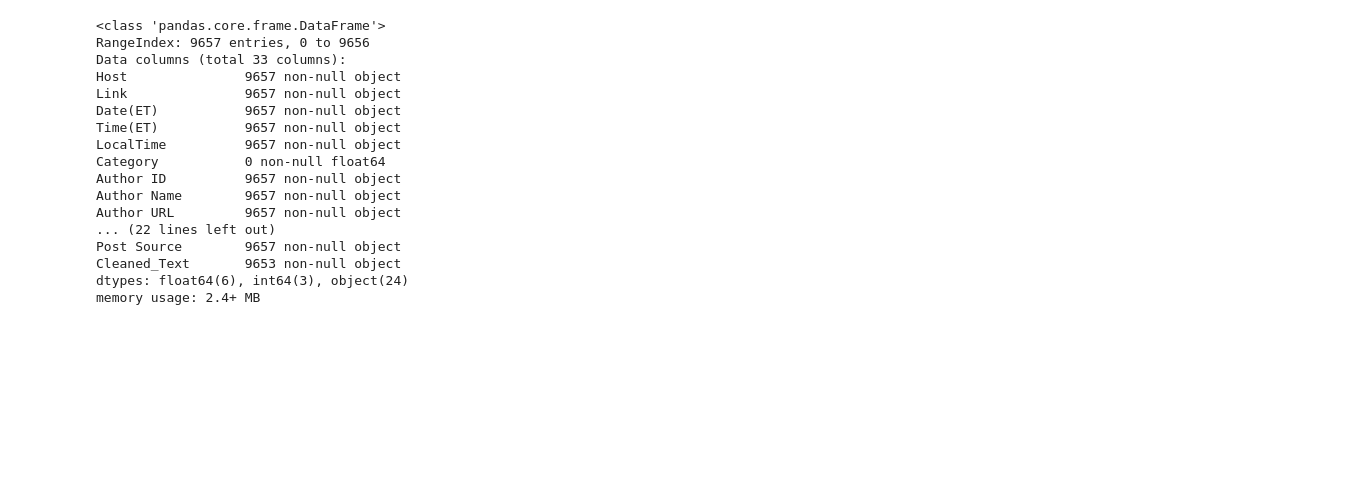
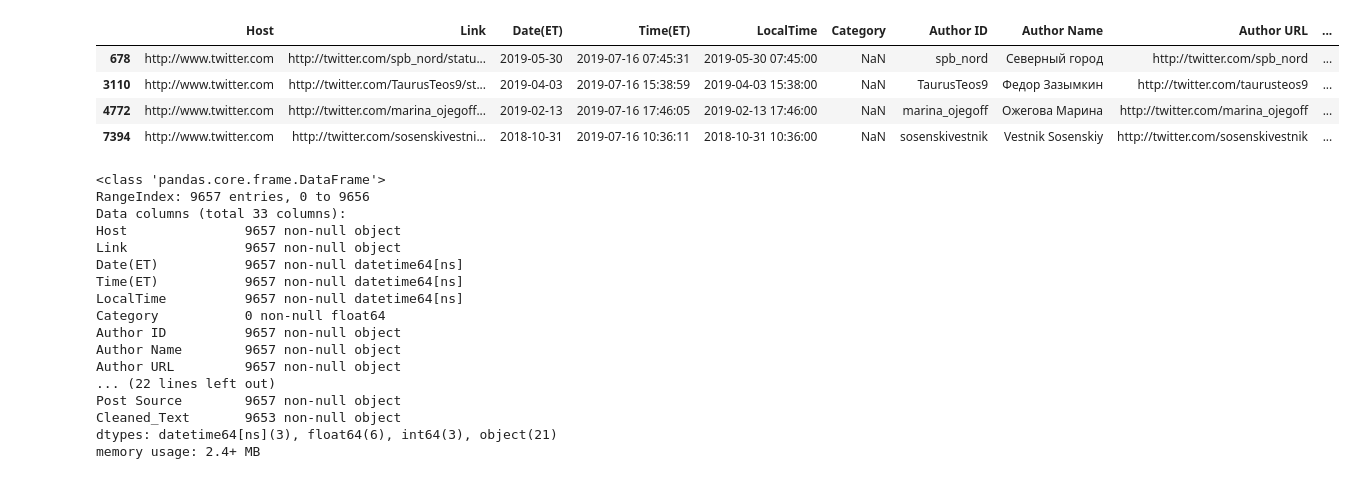
Before and after one commit to happywanderer/techday_nlp_demo, a Jupyter notebook: Jim/Pyviz Panel Demo.ipynb, the cells around one changed output. Saved outputs shown, nothing was run; the diff lists cells and outputs as text; code cells hidden in the pictures; blank space fills up the shorter version.

```diff
--- a/Jim/Pyviz Panel Demo.ipynb
+++ b/Jim/Pyviz Panel Demo.ipynb
@@ -12,12 +1,25 @@ Note: you may need to restart the kernel to use updated packages.
 # %%
 import numpy as np, pandas as pd
+
+pd.set_option('display.max_columns', 500)
 import matplotlib.pyplot as plt
 
 %matplotlib inline
 
 
 import panel as pn
+
+
+from panel.interact import interact, interactive, fixed, interact_manual
+from panel import widgets
 import holoviews as hv
 import holoviews.plotting.bokeh
 
 from bokeh.plotting import figure
+import datetime
+import seaborn as sns
+import matplotlib.dates as mdates
+#import dash
+#import dash_core_components as dcc
+#import dash_html_components as html
+#print(dash_core_components.__version__)
@@ -26,3 +64,33 @@ twitterdf = pd.read_csv(r'C:\Users\595872\Desktop\Data_Science\Examples\techday_
+# %%
+dateparse = lambda x: pd.datetime.strptime(x, '%Y-%m-%d %H:%M:%S')
+
+
+
+twitterdf = pd.read_csv(r'C:\Users\595872\Desktop\Data_Science\Examples\techday_nlp_demo\data\clean_dfs\twitter.csv', parse_dates=['Date(ET)', 'LocalTime', 'Time(ET)'], date_parser=dateparse)
+
+
+
+#twitterdf = pd.read_csv('./data/clean_dfs/twitter.csv', parse_dates = True)
+
+
+
+#df.groupby(pd.Grouper(key='Date(ET)', freq='M'))['Cleaned_Text'].sum()
+
+
+
+#twitterdf.set_index('Date(ET)').groupby('Date(ET)')['Cleaned_Text'].resample("M").sum()
+
+print(twitterdf.dtypes)
+
+display(twitterdf.head())
+# %%
+twitterdf[twitterdf['Cleaned_Text'].isnull()]
+# %% [output]
+|  | Host | Link | Date(ET) | Time(ET) | LocalTime | Category | Author ID | Author Name | Author URL | ... |
+| 678 | http://www.twitter.com | http://twitter.com/spb_nord/statu... | 2019-05-30 | 2019-07-16 07:45:31 | 2019-05-30 07:45:00 | NaN | spb_nord | Северный город | http://twitter.com/spb_nord | ... |
+| 3110 | http://www.twitter.com | http://twitter.com/TaurusTeos9/st... | 2019-04-03 | 2019-07-16 15:38:59 | 2019-04-03 15:38:00 | NaN | TaurusTeos9 | Федор Зазымкин | http://twitter.com/taurusteos9 | ... |
+| 4772 | http://www.twitter.com | http://twitter.com/marina_ojegoff... | 2019-02-13 | 2019-07-16 17:46:05 | 2019-02-13 17:46:00 | NaN | marina_ojegoff | Ожегова Марина | http://twitter.com/marina_ojegoff | ... |
+| 7394 | http://www.twitter.com | http://twitter.com/sosenskivestni... | 2018-10-31 | 2019-07-16 10:36:11 | 2018-10-31 10:36:00 | NaN | sosenskivestnik | Vestnik Sosenskiy | http://twitter.com/sosenskivestnik | ... |
 # %%
 twitterdf.info()
 # %% [output]
@@ -31,9 +99,9 @@ RangeIndex: 9657 entries, 0 to 9656
 Data columns (total 33 columns):
 Host               9657 non-null object
 Link               9657 non-null object
-Date(ET)           9657 non-null object
-Time(ET)           9657 non-null object
-LocalTime          9657 non-null object
+Date(ET)           9657 non-null datetime64[ns]
+Time(ET)           9657 non-null datetime64[ns]
+LocalTime          9657 non-null datetime64[ns]
 Category           0 non-null float64
 Author ID          9657 non-null object
 Author Name        9657 non-null object
@@ -41,5 +109,5 @@ Author URL         9657 non-null object
 ... (22 lines left out)
 Post Source        9657 non-null object
 Cleaned_Text       9653 non-null object
-dtypes: float64(6), int64(3), object(24)
+dtypes: datetime64[ns](3), float64(6), int64(3), object(21)
 memory usage: 2.4+ MB
```
Also changed, not shown: parts of 26 cells of this notebook, 1 other file.
